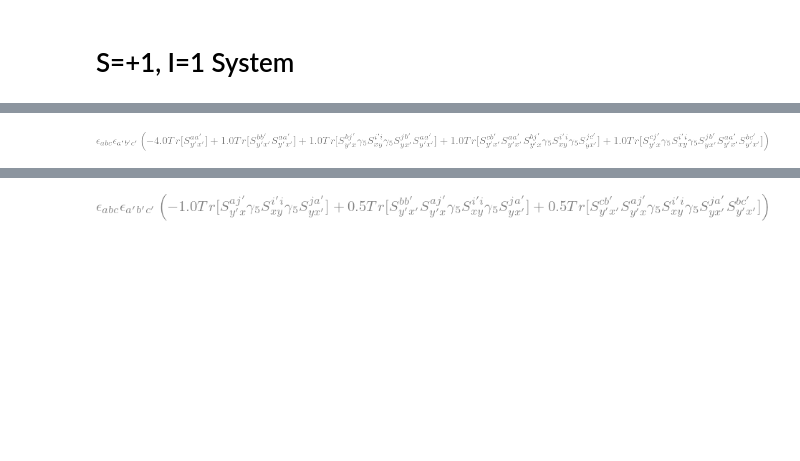
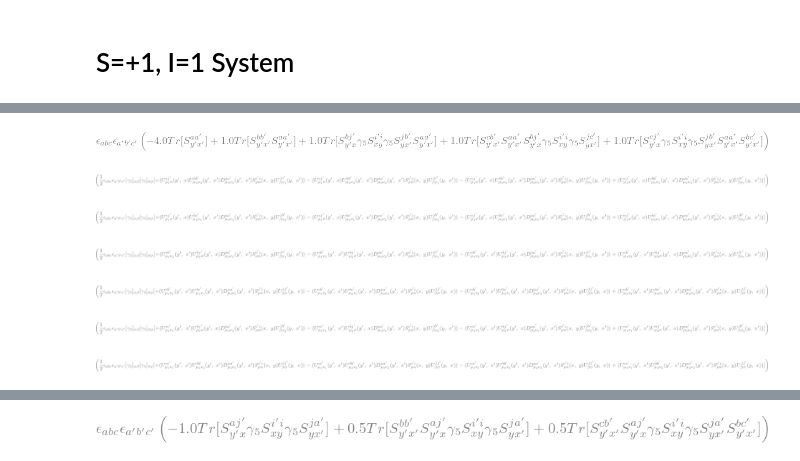
Before and after one commit to luutom/su3, a Jupyter notebook: notebooks/contraction.ipynb, the cells around one changed output, grey strips where cells are left out. Saved outputs shown, nothing was run; the diff lists cells and outputs as text; code cells hidden in the pictures; blank space fills up the shorter version.

```diff
--- a/notebooks/contraction.ipynb
+++ b/notebooks/contraction.ipynb
@@ -245,26 +245,32 @@ def print_Trace(OUTPUT,quark,spin,color,position,overall,diquark,spin_pair):
 # %%
 overall='\\frac{1}{2}\epsilon_{abc}\epsilon_{a\'b\'c\'}[\gamma_5]_{\\alpha\\beta}[\gamma_5]_{\\sigma\\rho}'
 overall2=1/2*symbols('\epsilon_{abc}\epsilon_{a\'b\'c\'}')
 position=['y\'','y\'','y\'','y','y','x','x','x\'','x\'','x\'']
 spin=['\\mu_1','\\mu_2','\\mu_3','\\alpha','\\beta','\\sigma','\\rho','\\nu_3','\\nu_2','\\nu_1']
 color=['c','b','a','i','j','j\'','i\'','a\'','b\'','c\'']
 quark=['u','u','d','sb','u','ub','s','db','ub','ub']
 
 diquark=[[1,2],[7,8]]
 spin_pair=[[0,9],[1,8],[2,7],[3,4],[5,6]]
 
 output=[]
 OUTPUT=[]
 
 contraction(quark,0,output,OUTPUT)
 PRINT=print_Trace(OUTPUT,quark,spin,color,position,overall2,diquark,spin_pair)
 display(simplify(PRINT))
 
 
-#for q in print_propagator_with_diquark(OUTPUT,quark,spin,color,position,overall,diquark):
-#    display(q)
+for q in print_propagator_with_diquark(OUTPUT,quark,spin,color,position,overall,diquark):
+    display(q)
 # %% [output]
 [figure]
+[figure, added]
+[figure, added]
+[figure, added]
+[figure, added]
+[figure, added]
+[figure, added]
 # %% [markdown]
 # $<1,0|1,0>=\frac{1}{2}\bigg\{ <p(y') K^{0}(y) | \overline{K}^{0}(x) \overline{p}(x')> + <p(y') K^{0}(y) | \overline{K}^{+}(x) \overline{n}(x')> + <n(y') K^{+}(y) | \overline{K}^{0}(x) \overline{p}(x')> + <n(y') K^{+}(y) | \overline{K}^{+}(x) \overline{n}(x')> \bigg\}$
 # %% [markdown]
```
Also changed, not shown: parts of 2 cells of this notebook.
